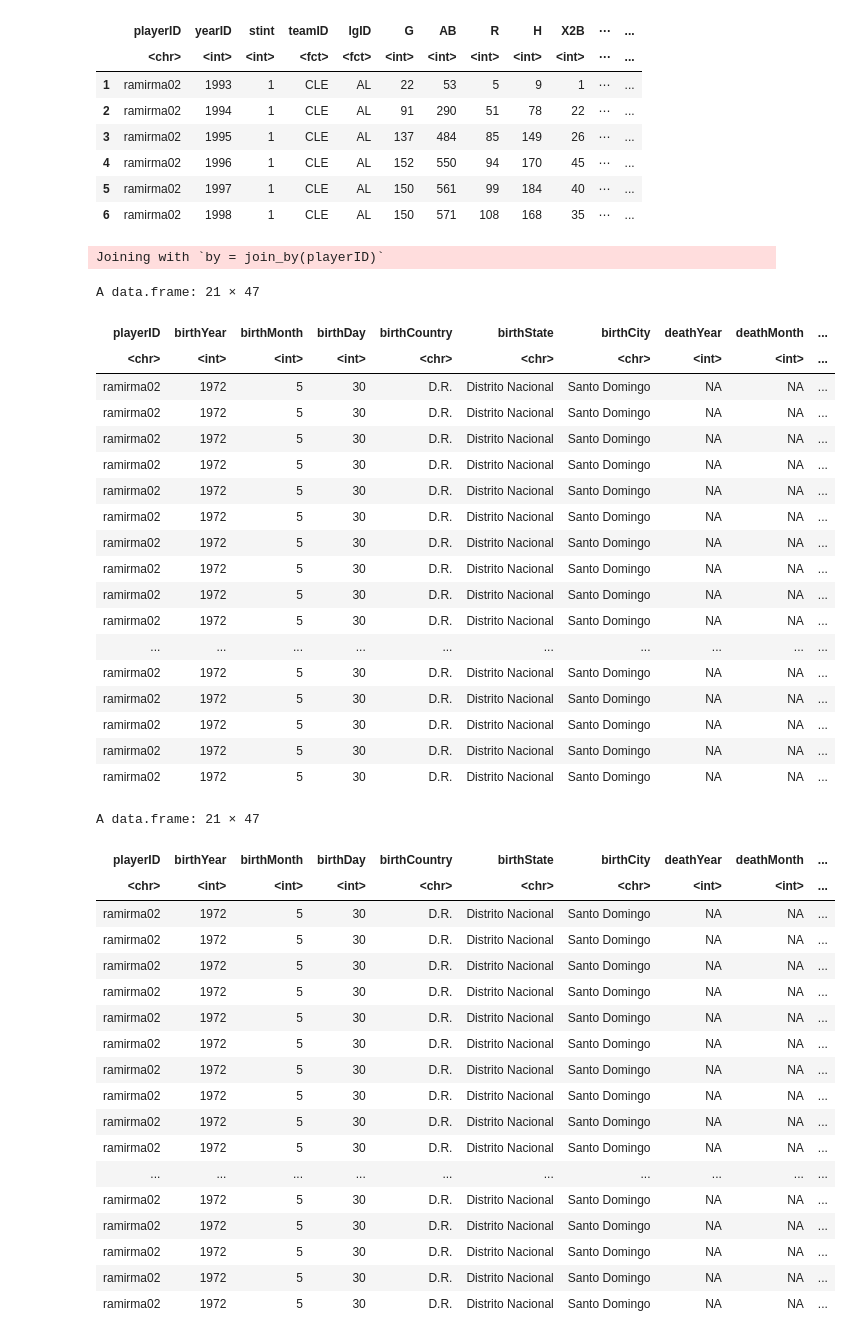
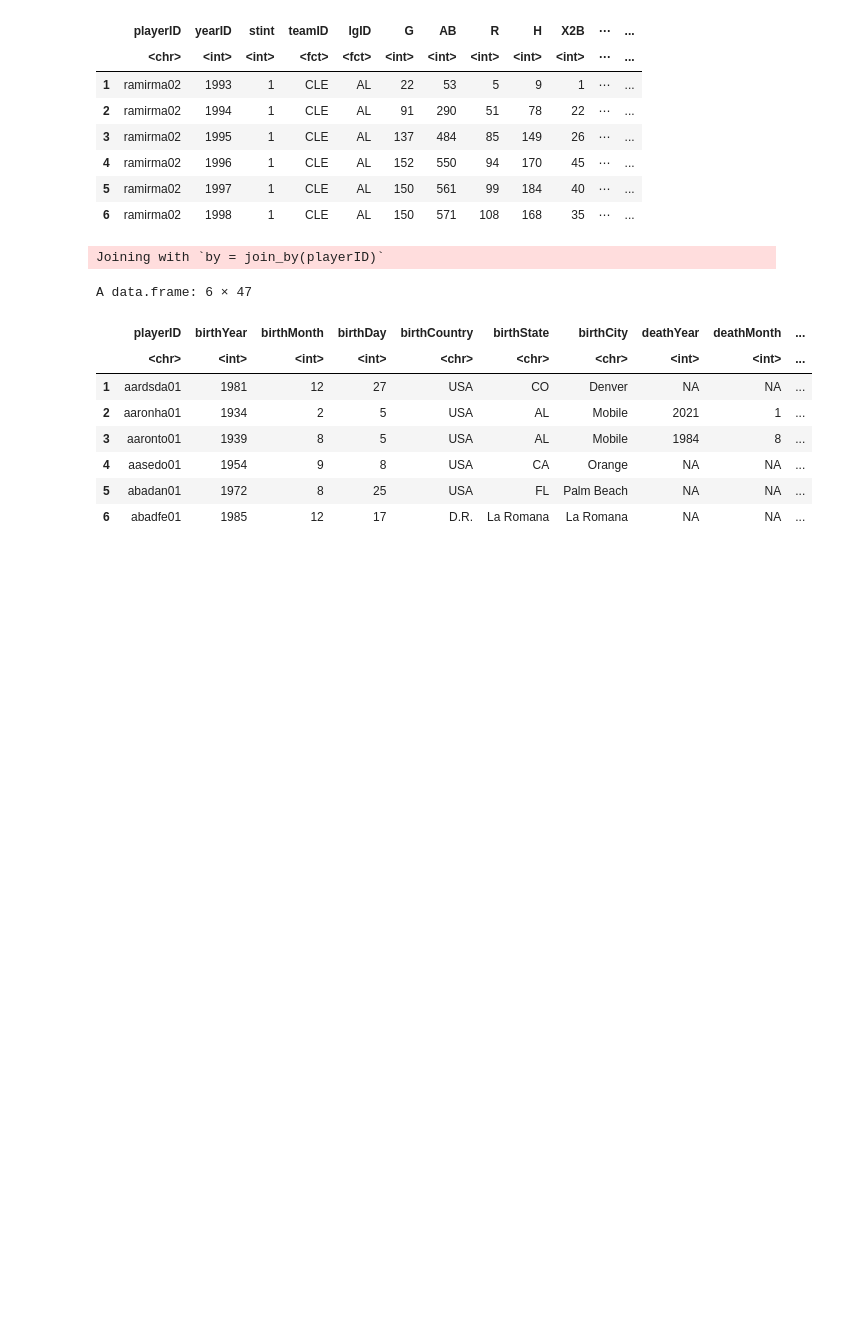
Before and after one commit to matthewbegun/MXN500, a Jupyter notebook: MXN500_2024_LEC_03_R.ipynb, the cells around one changed output. Saved outputs shown, nothing was run; the diff lists cells and outputs as text; code cells hidden in the pictures; blank space fills up the shorter version.

```diff
--- a/MXN500_2024_LEC_03_R.ipynb
+++ b/MXN500_2024_LEC_03_R.ipynb
@@ -634,55 +634,22 @@ A data.frame: 6 × 47
 # %%
 # What if we change the order?
 left_join_people_batting <- People %>%
   left_join(manny_data)
-# left_join_people_batting
-filter(left_join_people_batting, playerID == "ramirma02")
+head(left_join_people_batting)
 
-# Actually wish I'd done it this way in the lecture for consistency!
-left_join_people_batting %>%
-  filter(, playerID == "ramirma02")
 
 # We don't just get the information about Manny.
 # Can see we have no stats for the other players.
 # Join order is important!
 # Have to think about what you need before you join your data.
 # %% [output]
 Joining with `by = join_by(playerID)`
-A data.frame: 21 × 47
+A data.frame: 6 × 47
-| playerID | birthYear | birthMonth | birthDay | birthCountry | birthState | birthCity | deathYear | deathMonth | ... |
-| <chr> | <int> | <int> | <int> | <chr> | <chr> | <chr> | <int> | <int> | ... |
-| ramirma02 | 1972 | 5 | 30 | D.R. | Distrito Nacional | Santo Domingo | NA | NA | ... |
-| ramirma02 | 1972 | 5 | 30 | D.R. | Distrito Nacional | Santo Domingo | NA | NA | ... |
-| ramirma02 | 1972 | 5 | 30 | D.R. | Distrito Nacional | Santo Domingo | NA | NA | ... |
-| ramirma02 | 1972 | 5 | 30 | D.R. | Distrito Nacional | Santo Domingo | NA | NA | ... |
-| ramirma02 | 1972 | 5 | 30 | D.R. | Distrito Nacional | Santo Domingo | NA | NA | ... |
-| ramirma02 | 1972 | 5 | 30 | D.R. | Distrito Nacional | Santo Domingo | NA | NA | ... |
-| ramirma02 | 1972 | 5 | 30 | D.R. | Distrito Nacional | Santo Domingo | NA | NA | ... |
-| ramirma02 | 1972 | 5 | 30 | D.R. | Distrito Nacional | Santo Domingo | NA | NA | ... |
-| ramirma02 | 1972 | 5 | 30 | D.R. | Distrito Nacional | Santo Domingo | NA | NA | ... |
-| ramirma02 | 1972 | 5 | 30 | D.R. | Distrito Nacional | Santo Domingo | NA | NA | ... |
-| ... | ... | ... | ... | ... | ... | ... | ... | ... | ... |
-| ramirma02 | 1972 | 5 | 30 | D.R. | Distrito Nacional | Santo Domingo | NA | NA | ... |
-| ramirma02 | 1972 | 5 | 30 | D.R. | Distrito Nacional | Santo Domingo | NA | NA | ... |
-| ramirma02 | 1972 | 5 | 30 | D.R. | Distrito Nacional | Santo Domingo | NA | NA | ... |
-| ramirma02 | 1972 | 5 | 30 | D.R. | Distrito Nacional | Santo Domingo | NA | NA | ... |
-| ramirma02 | 1972 | 5 | 30 | D.R. | Distrito Nacional | Santo Domingo | NA | NA | ... |
+|  | playerID | birthYear | birthMonth | birthDay | birthCountry | birthState | birthCity | deathYear | deathMonth | ... |
+|  | <chr> | <int> | <int> | <int> | <chr> | <chr> | <chr> | <int> | <int> | ... |
+| 1 | aardsda01 | 1981 | 12 | 27 | USA | CO | Denver | NA | NA | ... |
+| 2 | aaronha01 | 1934 | 2 | 5 | USA | AL | Mobile | 2021 | 1 | ... |
+| 3 | aaronto01 | 1939 | 8 | 5 | USA | AL | Mobile | 1984 | 8 | ... |
+| 4 | aasedo01 | 1954 | 9 | 8 | USA | CA | Orange | NA | NA | ... |
+| 5 | abadan01 | 1972 | 8 | 25 | USA | FL | Palm Beach | NA | NA | ... |
+| 6 | abadfe01 | 1985 | 12 | 17 | D.R. | La Romana | La Romana | NA | NA | ... |
-A data.frame: 21 × 47
-| playerID | birthYear | birthMonth | birthDay | birthCountry | birthState | birthCity | deathYear | deathMonth | ... |
-| <chr> | <int> | <int> | <int> | <chr> | <chr> | <chr> | <int> | <int> | ... |
-| ramirma02 | 1972 | 5 | 30 | D.R. | Distrito Nacional | Santo Domingo | NA | NA | ... |
-| ramirma02 | 1972 | 5 | 30 | D.R. | Distrito Nacional | Santo Domingo | NA | NA | ... |
-| ramirma02 | 1972 | 5 | 30 | D.R. | Distrito Nacional | Santo Domingo | NA | NA | ... |
-| ramirma02 | 1972 | 5 | 30 | D.R. | Distrito Nacional | Santo Domingo | NA | NA | ... |
-| ramirma02 | 1972 | 5 | 30 | D.R. | Distrito Nacional | Santo Domingo | NA | NA | ... |
-| ramirma02 | 1972 | 5 | 30 | D.R. | Distrito Nacional | Santo Domingo | NA | NA | ... |
-| ramirma02 | 1972 | 5 | 30 | D.R. | Distrito Nacional | Santo Domingo | NA | NA | ... |
-| ramirma02 | 1972 | 5 | 30 | D.R. | Distrito Nacional | Santo Domingo | NA | NA | ... |
-| ramirma02 | 1972 | 5 | 30 | D.R. | Distrito Nacional | Santo Domingo | NA | NA | ... |
-| ramirma02 | 1972 | 5 | 30 | D.R. | Distrito Nacional | Santo Domingo | NA | NA | ... |
-| ... | ... | ... | ... | ... | ... | ... | ... | ... | ... |
-| ramirma02 | 1972 | 5 | 30 | D.R. | Distrito Nacional | Santo Domingo | NA | NA | ... |
-| ramirma02 | 1972 | 5 | 30 | D.R. | Distrito Nacional | Santo Domingo | NA | NA | ... |
-| ramirma02 | 1972 | 5 | 30 | D.R. | Distrito Nacional | Santo Domingo | NA | NA | ... |
-| ramirma02 | 1972 | 5 | 30 | D.R. | Distrito Nacional | Santo Domingo | NA | NA | ... |
-| ramirma02 | 1972 | 5 | 30 | D.R. | Distrito Nacional | Santo Domingo | NA | NA | ... |
```
Also changed, not shown: parts of 1 cell of this notebook.
